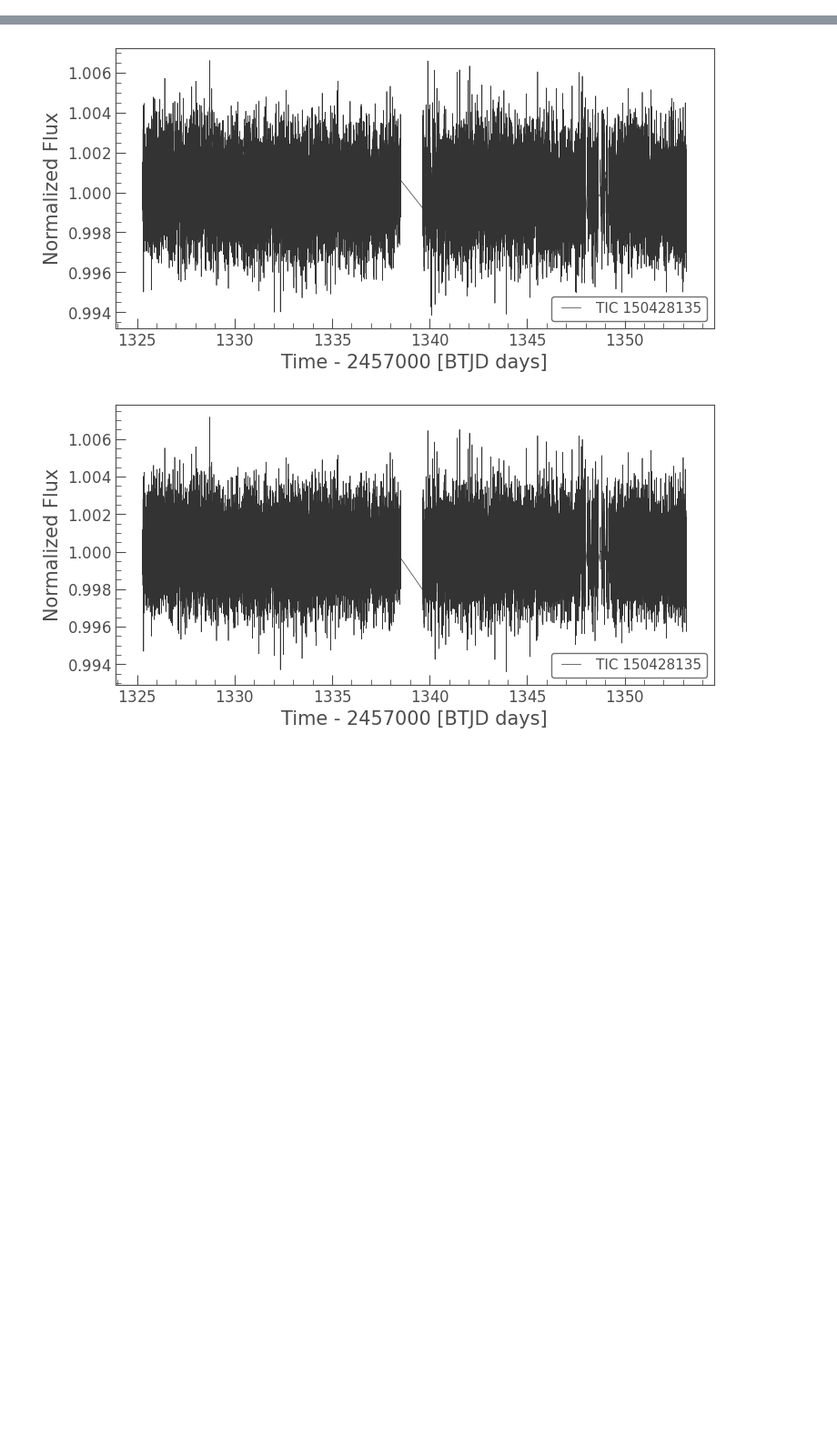
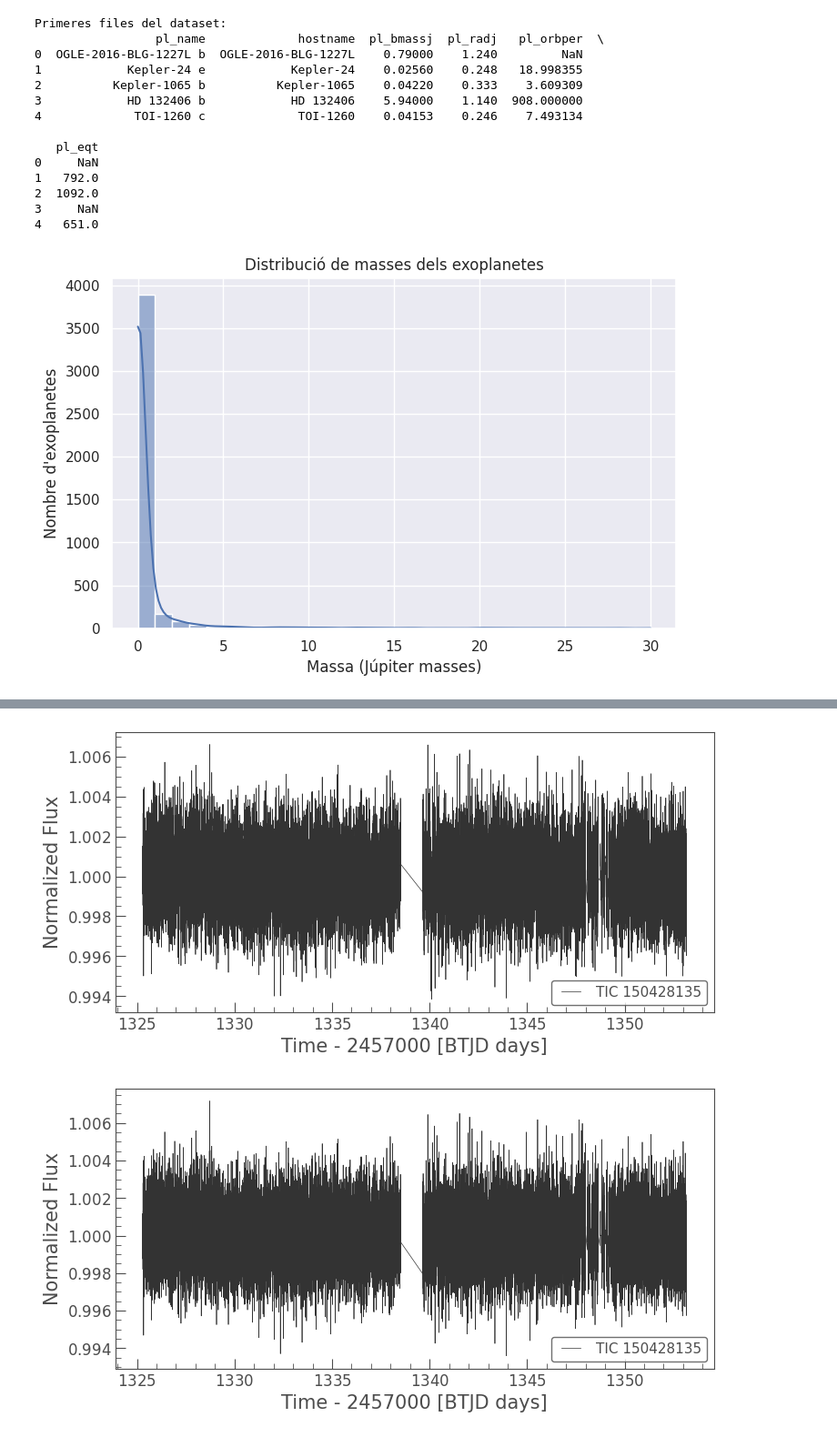
Before and after one commit to drfperez/lightkurve, a Jupyter notebook: ExoplanetCalculus.ipynb, the cells around one changed output, grey strips where cells are left out. Shown at 91% size. Saved outputs shown, nothing was run; the diff lists cells and outputs as text; code cells hidden in the pictures; blank space fills up the shorter version.

```diff
--- a/ExoplanetCalculus.ipynb
+++ b/ExoplanetCalculus.ipynb
@@ -1,2 +1,74 @@
 # %% [markdown]
 <a href="https://colab.research.google.com/github/drfperez/lightkurve/blob/main/ExoplanetCalculus.ipynb" target="_parent"><img src="https://colab.research.google.com/assets/colab-badge.svg" alt="Open In Colab"/></a>
+# %%
+
+# Importem les llibreries necessàries per a l'anàlisi de dades i visualització
+import pandas as pd  # Llibreria per a manipulació de dades en forma de taules (DataFrames)
+import matplotlib.pyplot as plt  # Llibreria per a crear gràfics
+import seaborn as sns  # Llibreria basada en Matplotlib per fer gràfics més atractius
+
+# Definim la URL del dataset d'exoplanetes des del NASA Exoplanet Archive.
+# Aquesta URL retorna un fitxer CSV amb informació d'exoplanetes.
+url = "https://exoplanetarchive.ipac.caltech.edu/TAP/sync?query=select+pl_name,hostname,pl_bmassj,pl_radj,pl_orbper,pl_eqt+from+pscomppars&format=csv"
+
+# Carreguem les dades des de la URL i les emmagatzemem en un DataFrame de Pandas.
+df = pd.read_csv(url)  # Llegim el fitxer CSV i el guardem a la variable 'df'
+
+# Mostrem les primeres 5 files del dataset per entendre millor com són les dades
+print("Primeres files del dataset:")
+print(df.head())  # La funció .head() mostra les primeres 5 files del DataFrame
+
+# Eliminem les files que contenen valors NaN en les columnes 'pl_bmassj' (massa), 'pl_radj' (radi) i 'pl_eqt' (temperatura).
+# Això és important per evitar errors o distorsions en les anàlisis i visualitzacions.
+df = df.dropna(subset=['pl_bmassj', 'pl_radj', 'pl_eqt'])
+
+# Configurem l'estil dels gràfics perquè es vegin amb un fons de reixeta fosca, més agradable a la vista.
+sns.set_style("darkgrid")
+
+# **1. Distribució de masses dels exoplanetes**
+plt.figure(figsize=(8,5))  # Creem una figura amb una mida de 8x5 polzades
+sns.histplot(df['pl_bmassj'], bins=30, kde=True)  # Creem un histograma amb 30 barres i una línia KDE per veure la distribució suau
+plt.xlabel("Massa (Júpiter masses)")  # Etiqueta per a l'eix X
+plt.ylabel("Nombre d'exoplanetes")  # Etiqueta per a l'eix Y
+plt.title("Distribució de masses dels exoplanetes")  # Títol del gràfic
+plt.show()  # Mostrem el gràfic a la pantalla
+
+# **2. Distribució de radis dels exoplanetes**
+plt.figure(figsize=(8,5))  # Creem una altra figura de 8x5 polzades
+sns.histplot(df['pl_radj'], bins=30, kde=True, color='orange')  # Histograma amb color taronja per diferenciar-lo del primer
+plt.xlabel("Radi (Júpiter radis)")  # Etiqueta per a l'eix X
+plt.ylabel("Nombre d'exoplanetes")  # Etiqueta per a l'eix Y
+plt.title("Distribució de radis dels exoplanetes")  # Títol del gràfic
+plt.show()  # Mostrem el gràfic
+
+# **3. Relació entre la massa i el radi dels exoplanetes**
+plt.figure(figsize=(8,5))  # Creem una figura de 8x5 polzades
+sns.scatterplot(x=df['pl_bmassj'], y=df['pl_radj'], alpha=0.6)  # Creem un gràfic de dispersió per veure la relació entre massa i radi
+plt.xlabel("Massa (Júpiter masses)")  # Etiqueta per a l'eix X
+plt.ylabel("Radi (Júpiter radis)")  # Etiqueta per a l'eix Y
+plt.title("Massa vs Radi dels exoplanetes")  # Títol del gràfic
+plt.show()  # Mostrem el gràfic
+
+# **4. Temperatura d'equilibri vs radi**
+plt.figure(figsize=(8,5))  # Creem una altra figura de 8x5 polzades
+sns.scatterplot(x=df['pl_eqt'], y=df['pl_radj'], alpha=0.6, color='red')  # Gràfic de dispersió en color vermell per mostrar la relació entre temperatura i radi
+plt.xlabel("Temperatura d'equilibri (K)")  # Etiqueta per a l'eix X (Kelvin)
+plt.ylabel("Radi (Júpiter radis)")  # Etiqueta per a l'eix Y
+plt.title("Temperatura vs Radi dels exoplanetes")  # Títol del gràfic
+plt.show()  # Mostrem el gràfic
+# %% [output]
+Primeres files del dataset:
+                 pl_name             hostname  pl_bmassj  pl_radj   pl_orbper  \
+0  OGLE-2016-BLG-1227L b  OGLE-2016-BLG-1227L    0.79000    1.240         NaN
+1            Kepler-24 e            Kepler-24    0.02560    0.248   18.998355
+2          Kepler-1065 b          Kepler-1065    0.04220    0.333    3.609309
+3            HD 132406 b            HD 132406    5.94000    1.140  908.000000
+4             TOI-1260 c             TOI-1260    0.04153    0.246    7.493134
+
+   pl_eqt
+0     NaN
+1   792.0
+2  1092.0
+3     NaN
+4   651.0
+[figure, added]
```
Also changed, not shown: parts of 4 cells of this notebook.
